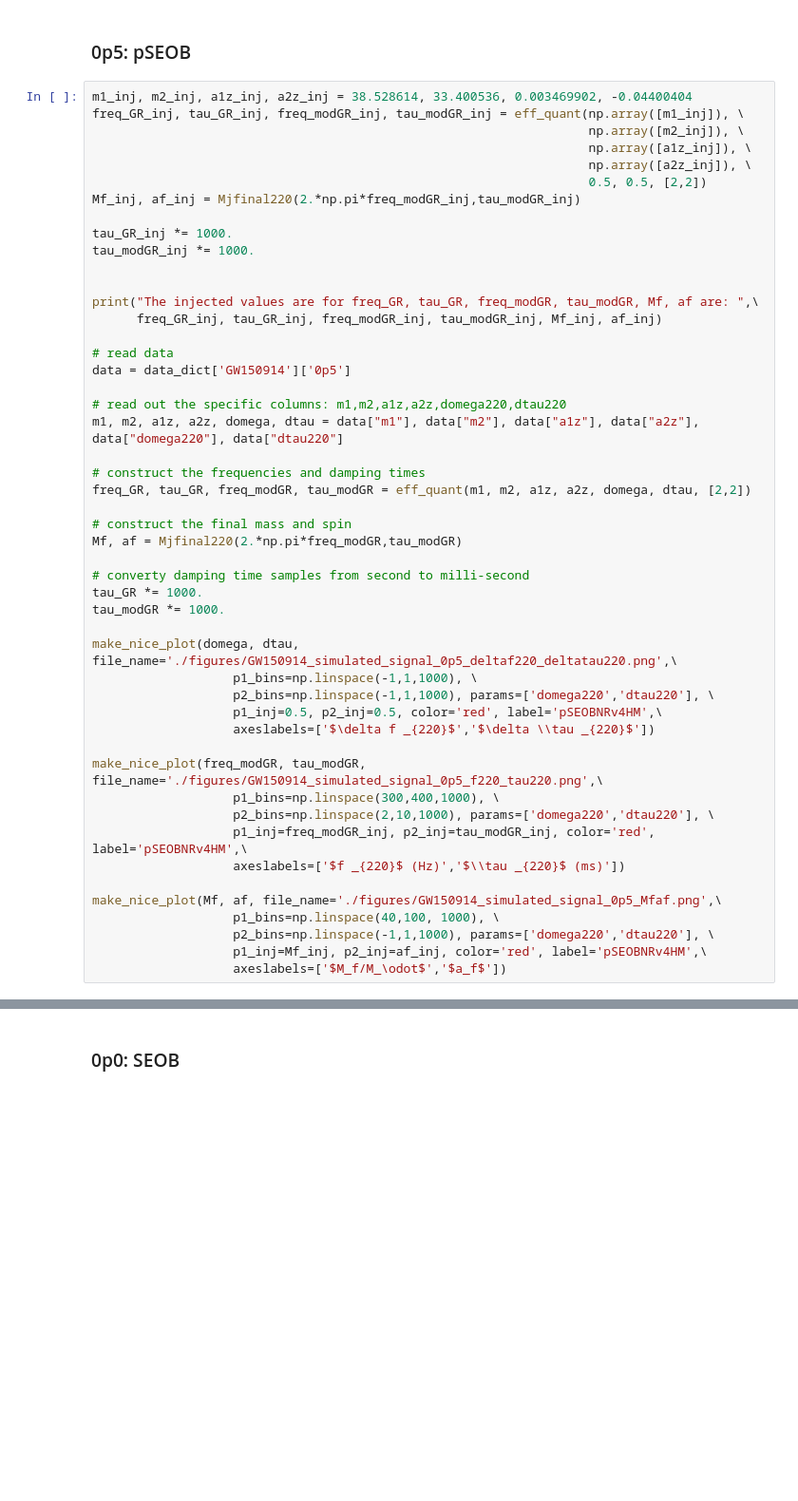
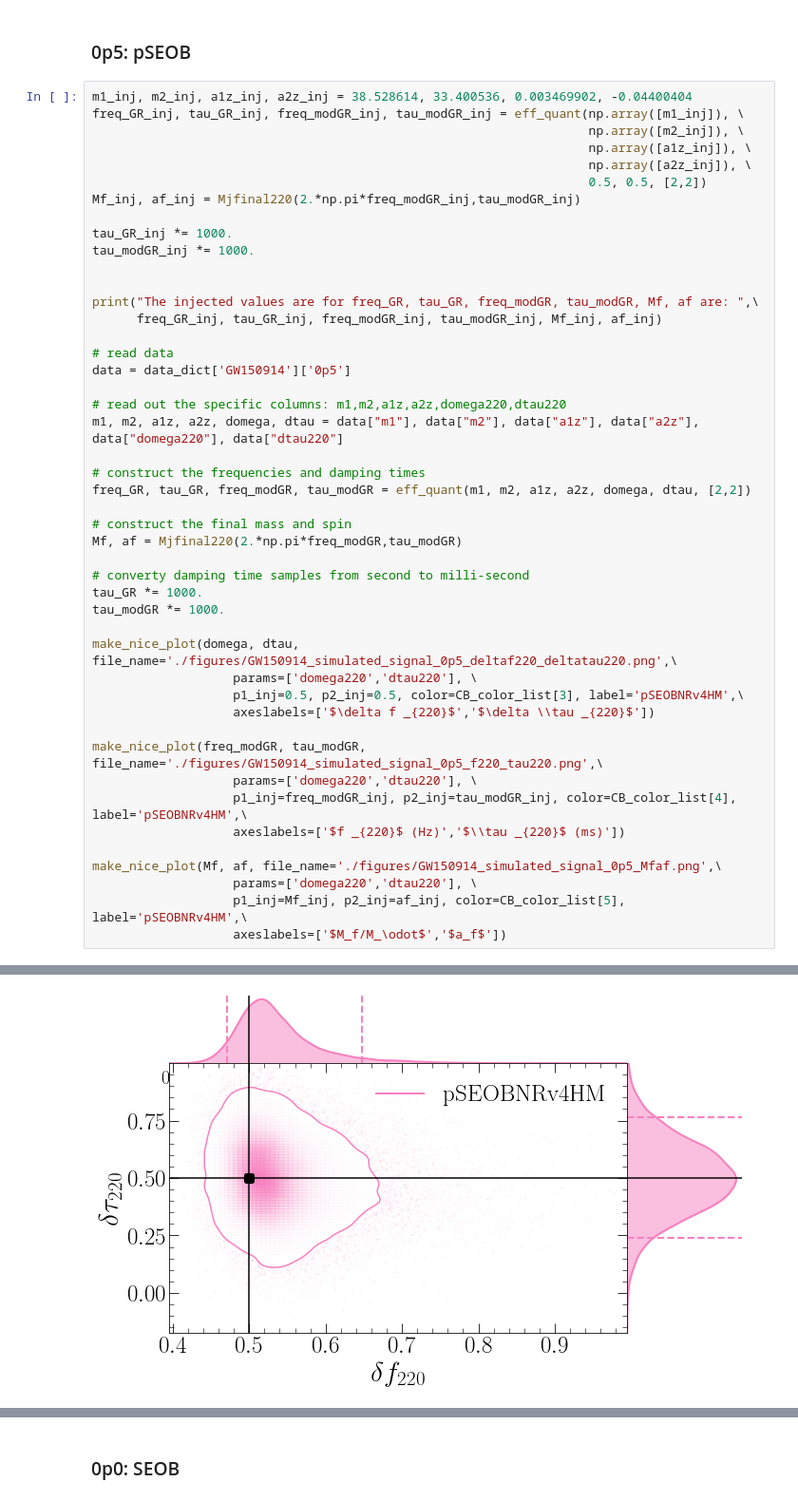
Before and after one commit to abhirup-ghosh/spinqnm, a Jupyter notebook: papers/intro_paper/paper_plots.ipynb, the cells around one changed output, grey strips where cells are left out. Shown at 95% size. Drawn from its saved outputs; the diff is of its cells as text; blank space fills up the shorter version.

```diff
--- a/papers/intro_paper/paper_plots.ipynb
+++ b/papers/intro_paper/paper_plots.ipynb
@@ -482,19 +507,17 @@ tau_GR *= 1000.
 tau_modGR *= 1000.
 
 make_nice_plot(domega, dtau, file_name='./figures/GW150914_simulated_signal_0p5_deltaf220_deltatau220.png',\
-                   p1_bins=np.linspace(-1,1,1000), \
-                   p2_bins=np.linspace(-1,1,1000), params=['domega220','dtau220'], \
-                   p1_inj=0.5, p2_inj=0.5, color='red', label='pSEOBNRv4HM',\
+                   params=['domega220','dtau220'], \
+                   p1_inj=0.5, p2_inj=0.5, color=CB_color_list[3], label='pSEOBNRv4HM',\
                    axeslabels=['$\delta f _{220}$','$\delta \\tau _{220}$'])
 
 make_nice_plot(freq_modGR, tau_modGR, file_name='./figures/GW150914_simulated_signal_0p5_f220_tau220.png',\
-                   p1_bins=np.linspace(300,400,1000), \
-                   p2_bins=np.linspace(2,10,1000), params=['domega220','dtau220'], \
-                   p1_inj=freq_modGR_inj, p2_inj=tau_modGR_inj, color='red', label='pSEOBNRv4HM',\
+                   params=['domega220','dtau220'], \
+                   p1_inj=freq_modGR_inj, p2_inj=tau_modGR_inj, color=CB_color_list[4], label='pSEOBNRv4HM',\
                    axeslabels=['$f _{220}$ (Hz)','$\\tau _{220}$ (ms)'])
 
 make_nice_plot(Mf, af, file_name='./figures/GW150914_simulated_signal_0p5_Mfaf.png',\
-                   p1_bins=np.linspace(40,100, 1000), \
-                   p2_bins=np.linspace(-1,1,1000), params=['domega220','dtau220'], \
-                   p1_inj=Mf_inj, p2_inj=af_inj, color='red', label='pSEOBNRv4HM',\
+                   params=['domega220','dtau220'], \
+                   p1_inj=Mf_inj, p2_inj=af_inj, color=CB_color_list[5], label='pSEOBNRv4HM',\
                    axeslabels=['$M_f/M_\odot$','$a_f$'])
+# %% [output]
@@ -500,0 +525 @@ make_nice_plot(Mf, af, file_name='./figures/GW150914_simulated_signal_0p5_Mfaf.p
+[figure, added]
```
Also changed, not shown: parts of 23 cells of this notebook, 36 other files.
